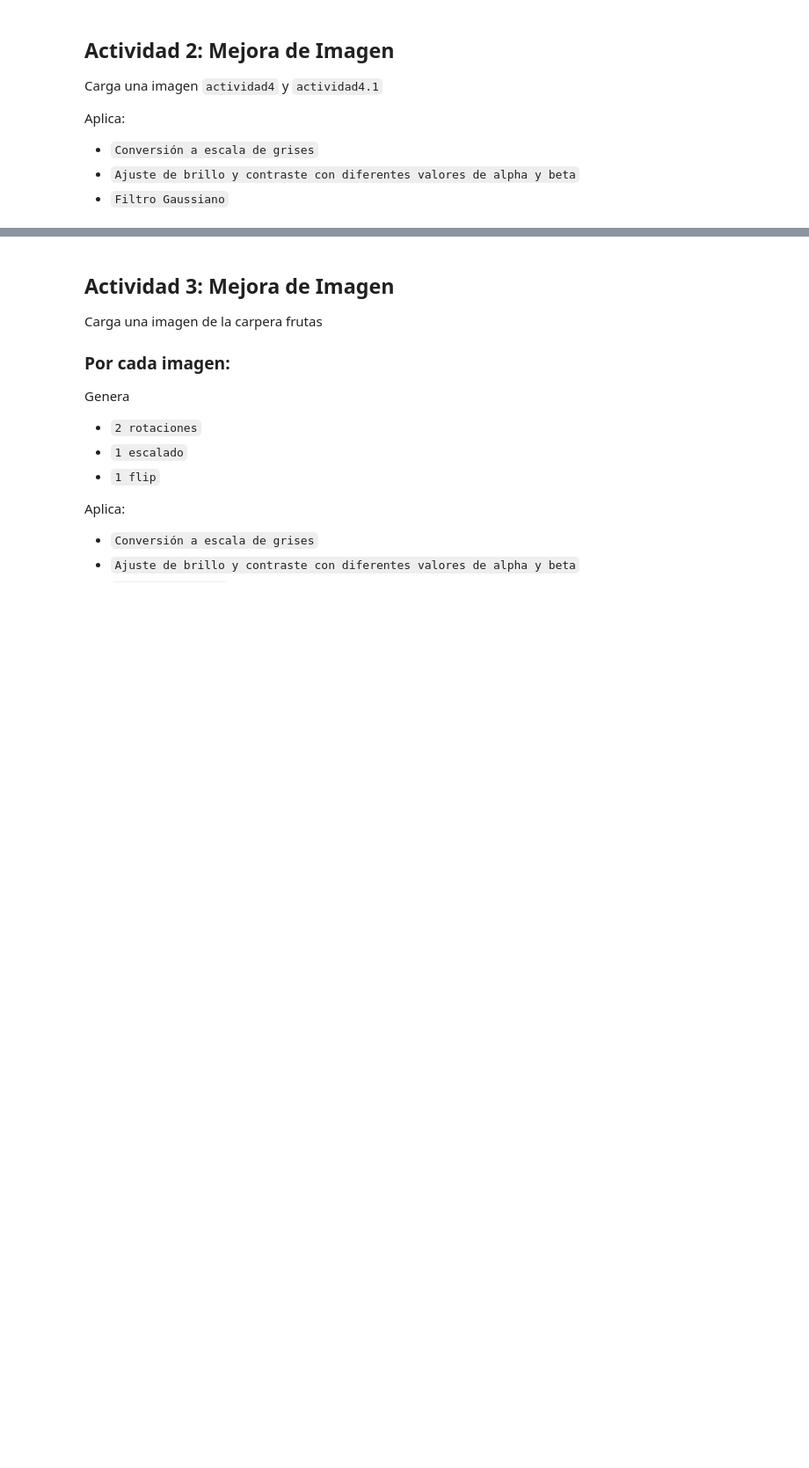
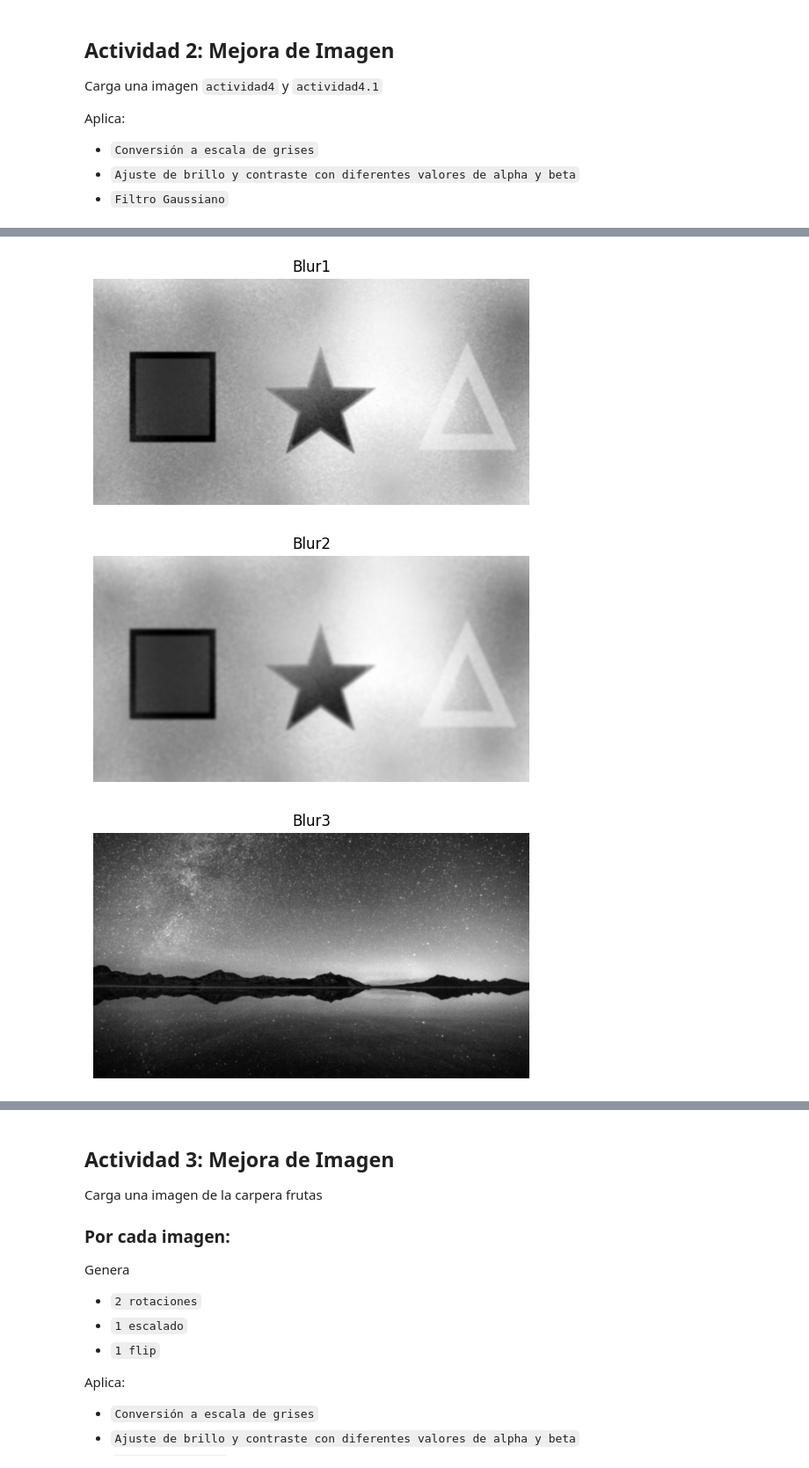
Before and after one commit to 202300080/Rulo, a Jupyter notebook: UNIDAD 3/HOY/actividad4.ipynb, the cells around one changed output, grey strips where cells are left out. Shown at 88% size. Cells and saved outputs as stored; diff of their text form; code cells hidden in the pictures; blank space fills up the shorter version.

```diff
--- a/UNIDAD 3/HOY/actividad4.ipynb
+++ b/UNIDAD 3/HOY/actividad4.ipynb
@@ -138,0 +222,30 @@ Aplica:
+# %%
+blur1 = cv2.GaussianBlur(gray1, (5,5), 0)
+blur2 = cv2.GaussianBlur(gray1, (9,9), 0)
+
+blur3 = cv2.GaussianBlur(gray2, (5,5), 0)
+blur4 = cv2.GaussianBlur(gray2, (9,9), 0)
+
+plt.imshow(blur1, cmap='gray')
+plt.title("Blur1")
+plt.axis('off')
+plt.show()
+
+plt.imshow(blur2, cmap='gray')
+plt.title("Blur2")
+plt.axis('off')
+plt.show()
+
+plt.imshow(blur3, cmap='gray')
+plt.title("Blur3")
+plt.axis('off')
+plt.show()
+
+plt.imshow(blur4, cmap='gray')
+plt.title("Blur4")
+plt.axis('off')
+plt.show()
+# %% [output]
+[figure, added]
+[figure, added]
+[figure, added]
```
Also changed, not shown: parts of 13 cells of this notebook, 11 other files.
